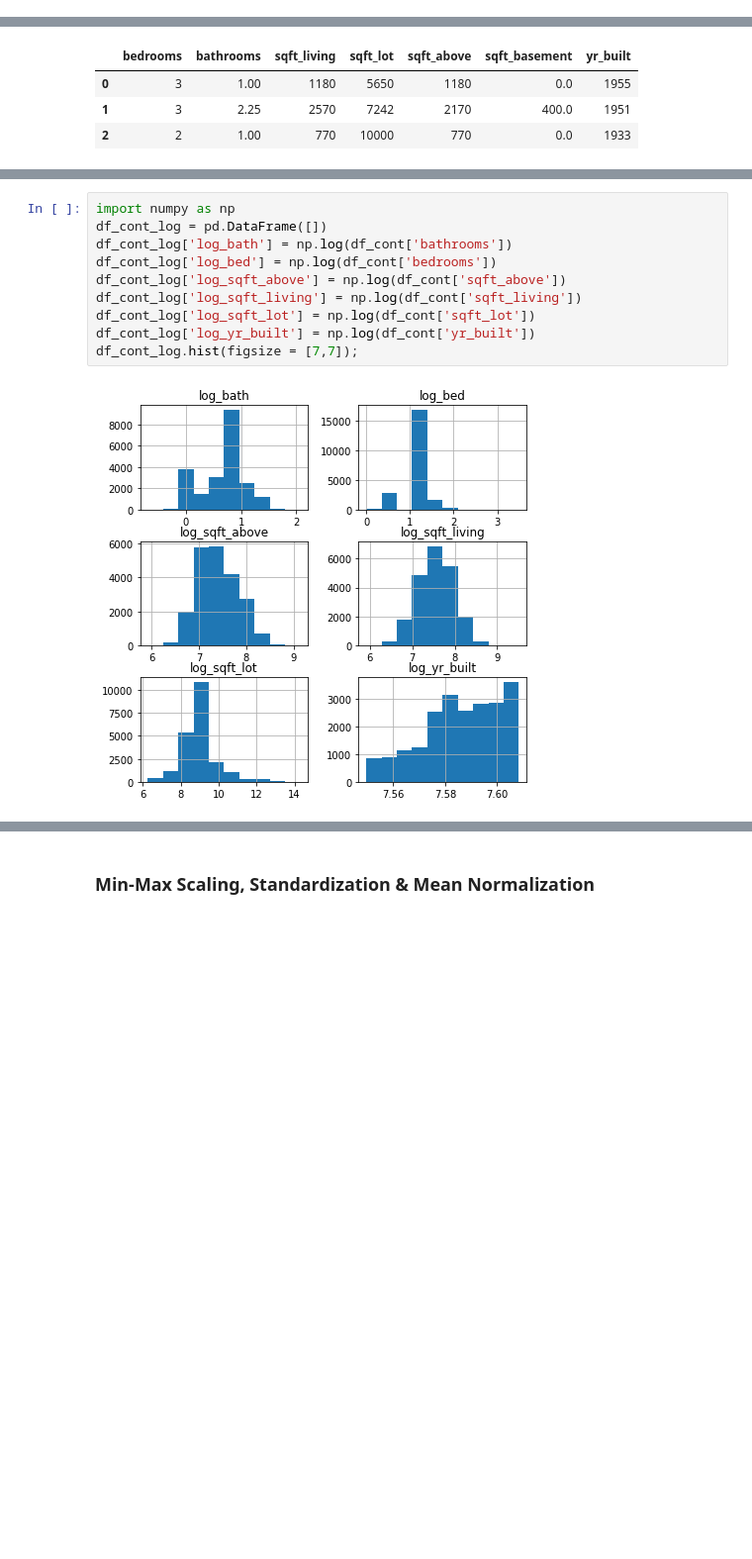
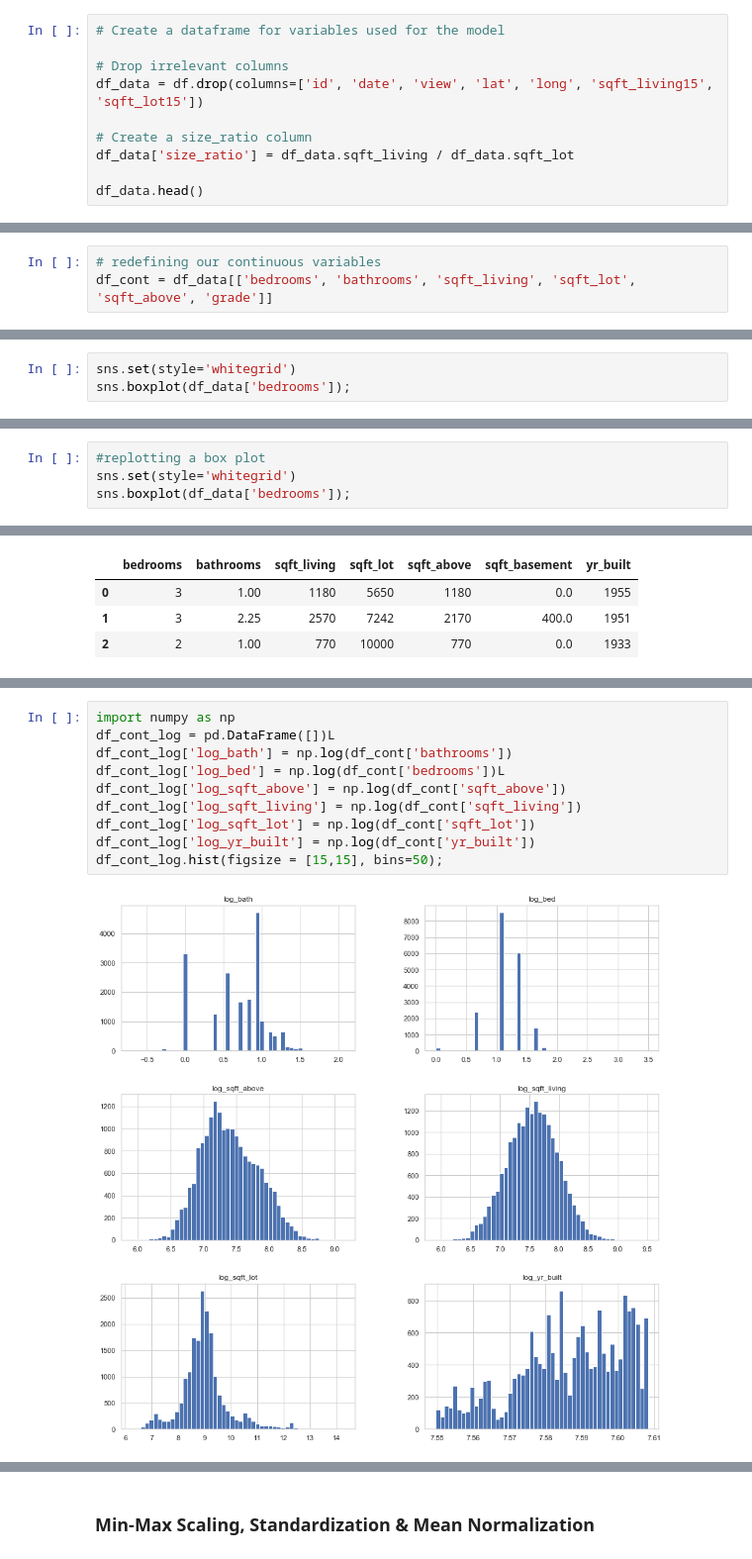
Before and after one commit to bobbyiestofjos/mod_2_project, a Jupyter notebook: Mod2_Project_CM.ipynb, the cells around one changed output, grey strips where cells are left out. Shown at 99% size. Cells and saved outputs as stored; diff of their text form; blank space fills up the shorter version.

```diff
--- a/Mod2_Project_CM.ipynb
+++ b/Mod2_Project_CM.ipynb
@@ -156,0 +68,10 @@ array([[<matplotlib.axes._subplots.AxesSubplot object at 0x...>,
+# %%
+# Create a dataframe for variables used for the model
+
+# Drop irrelevant columns
+df_data = df.drop(columns=['id', 'date', 'view', 'lat', 'long', 'sqft_living15', 'sqft_lot15'])
+
+# Create a size_ratio column
+df_data['size_ratio'] = df_data.sqft_living / df_data.sqft_lot
+
+df_data.head()
@@ -156,0 +166,3 @@ array([[<matplotlib.axes._subplots.AxesSubplot object at 0x...>,
+# %%
+# redefining our continuous variables
+df_cont = df_data[['bedrooms', 'bathrooms', 'sqft_living', 'sqft_lot', 'sqft_above', 'grade']]
@@ -156,0 +263,3 @@ array([[<matplotlib.axes._subplots.AxesSubplot object at 0x...>,
+# %%
+sns.set(style='whitegrid')
+sns.boxplot(df_data['bedrooms']);
@@ -156,0 +279,4 @@ array([[<matplotlib.axes._subplots.AxesSubplot object at 0x...>,
+# %%
+#replotting a box plot
+sns.set(style='whitegrid')
+sns.boxplot(df_data['bedrooms']);
@@ -252,12 +454,12 @@ df_cont.hist(figsize = [7,7]);
 # %%
 import numpy as np
-df_cont_log = pd.DataFrame([])
+df_cont_log = pd.DataFrame([])L
 df_cont_log['log_bath'] = np.log(df_cont['bathrooms'])
-df_cont_log['log_bed'] = np.log(df_cont['bedrooms'])
+df_cont_log['log_bed'] = np.log(df_cont['bedrooms'])L
 df_cont_log['log_sqft_above'] = np.log(df_cont['sqft_above'])
 df_cont_log['log_sqft_living'] = np.log(df_cont['sqft_living'])
 df_cont_log['log_sqft_lot'] = np.log(df_cont['sqft_lot'])
 df_cont_log['log_yr_built'] = np.log(df_cont['yr_built'])
-df_cont_log.hist(figsize = [7,7]);
+df_cont_log.hist(figsize = [15,15], bins=50);
 # %% [output]
-[figure, old version]
+[figure, new version]
```
Also changed, not shown: parts of 75 cells of this notebook.
